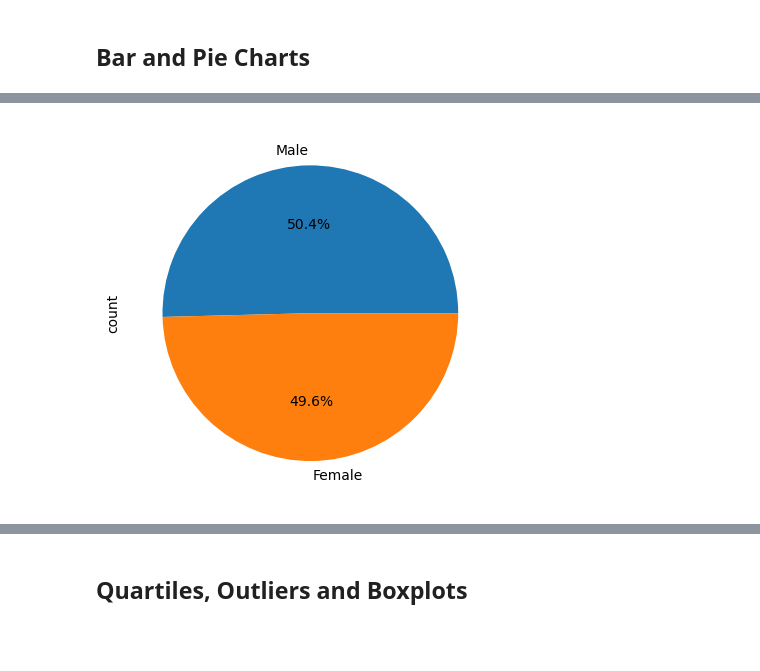
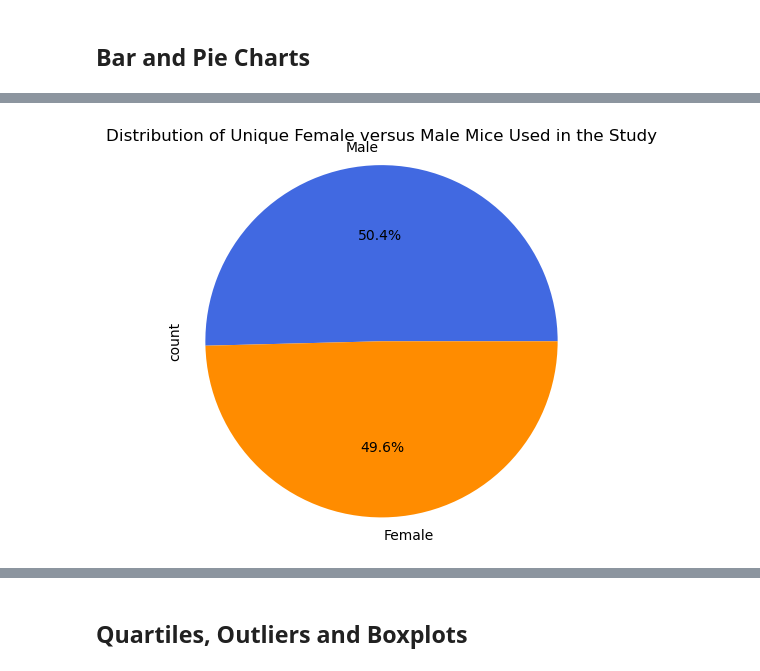
Before and after one commit to Michomicho84/Module_5_challenge, a Jupyter notebook: Pymaceuticals/pymaceuticals_starter.ipynb, the cells around one changed output, grey strips where cells are left out. Drawn from its saved outputs; the diff is of its cells as text; code cells hidden in the pictures; blank space fills up the shorter version.

```diff
--- a/Pymaceuticals/pymaceuticals_starter.ipynb
+++ b/Pymaceuticals/pymaceuticals_starter.ipynb
@@ -32,0 +41,5 @@ combined_data = pd.merge(mouse_metadata, study_results, on='Mouse ID')
+# %%
+# Our data should be uniquely identified by Mouse ID and Timepoint
+# Get the duplicate mice by ID number that shows up for Mouse ID and Timepoint.
+duplicate_mice = combined_data[combined_data.duplicated(subset=['Mouse ID', 'Timepoint'], keep=False)]
+duplicate_mice
@@ -32,0 +58,5 @@ combined_data = pd.merge(mouse_metadata, study_results, on='Mouse ID')
+# %%
+# Optional: Get all the data for the duplicate mouse ID.
+duplicate_mouse_ids = duplicate_mice['Mouse ID'].unique()
+duplicate_mouse_data = combined_data[combined_data['Mouse ID'].isin(duplicate_mouse_ids)]
+duplicate_mouse_data
@@ -32,0 +78,4 @@ combined_data = pd.merge(mouse_metadata, study_results, on='Mouse ID')
+# %%
+# Create a clean DataFrame by dropping the duplicate mouse by its ID.
+cleaned_data = combined_data[~combined_data['Mouse ID'].isin(duplicate_mouse_ids)]
+cleaned_data.head()
@@ -121,0 +199,13 @@ array(['g989'], dtype=object)
+# %%
+# Generate a pie chart, using Pandas, showing the distribution of unique female versus male mice used in the study
+
+# Get the unique mice with their gender
+unique_mice = cleaned_data[['Mouse ID', 'Sex']].drop_duplicates()
+# Count the number of unique female and male mice
+gender_counts = unique_mice['Sex'].value_counts()
+
+# Make the pie chart
+gender_counts.plot(kind='pie', autopct='%1.1f%%', startangle=0, figsize=(5, 5), colors=['royalblue', 'darkorange'])
+plt.title('Distribution of Unique Female versus Male Mice Used in the Study')
+plt.ylabel('count')
+plt.show()
@@ -122,9 +214,15 @@ array(['g989'], dtype=object)
 # %%
-# Generate a pie chart, using Pandas, showing the distribution of unique female versus male mice used in the study
+# Generate a pie chart, using pyplot, showing the distribution of unique female versus male mice used in the study
 
 # Get the unique mice with their gender
 
 
 # Make the pie chart
+plt.figure(figsize=(5, 5))
+plt.pie(gender_counts, labels=gender_counts.index, autopct='%1.1f%%', startangle=0, colors=['royalblue', 'darkorange'])
+plt.title('Distribution of Unique Female versus Male Mice Used in the Study')
+plt.axis('equal')
+plt.ylabel('count')
+plt.show()
 # %% [output]
-[figure, old version]
+[figure, new version]
```
Also changed, not shown: parts of 27 cells of this notebook.
